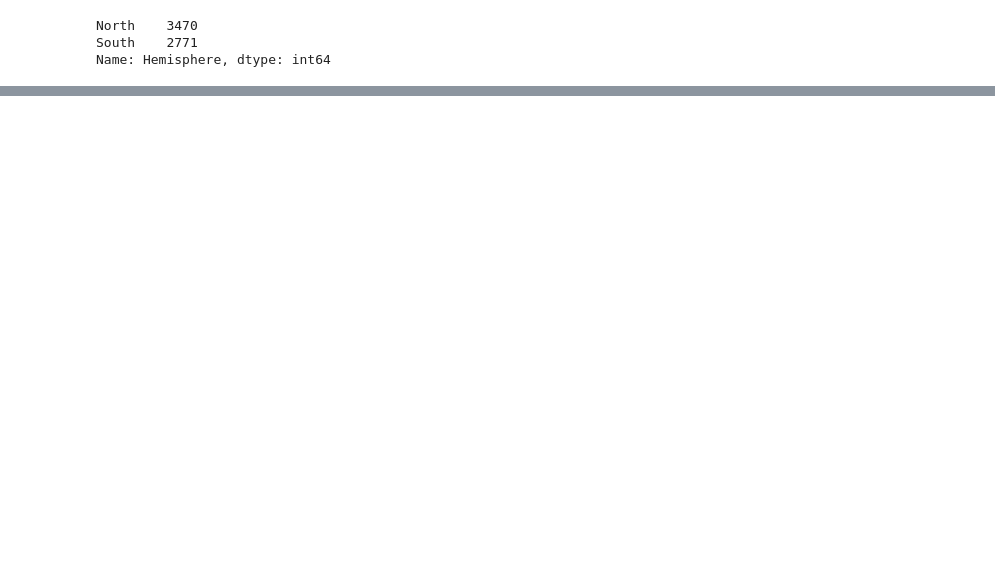
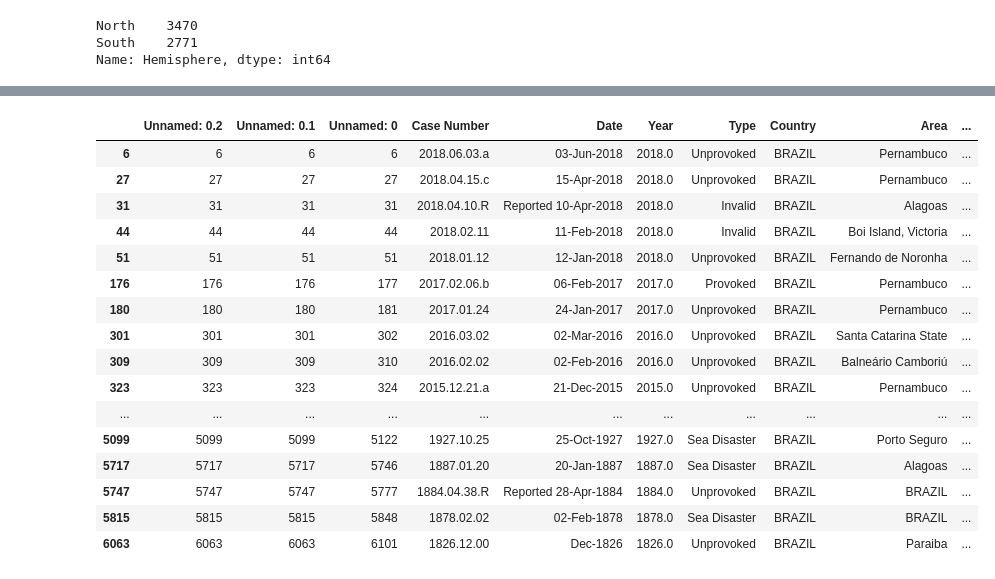
Before and after one commit to Filiipe-p/Shark-Attack, a Jupyter notebook: Shark Attacks Seasons.ipynb, the cells around one changed output, grey strips where cells are left out. Saved outputs shown, nothing was run; the diff lists cells and outputs as text; code cells hidden in the pictures; blank space fills up the shorter version.

```diff
--- a/Shark Attacks Seasons.ipynb
+++ b/Shark Attacks Seasons.ipynb
@@ -196,0 +228,22 @@ Name: Hemisphere, dtype: int64
+# %%
+pd.set_option('display.max_rows', None)
+pd.set_option('display.max_columns', None)
+attacks[attacks['Country'] == 'BRAZIL']
+# %% [output]
+|  | Unnamed: 0.2 | Unnamed: 0.1 | Unnamed: 0 | Case Number | Date | Year | Type | Country | Area | ... |
+| 6 | 6 | 6 | 6 | 2018.06.03.a | 03-Jun-2018 | 2018.0 | Unprovoked | BRAZIL | Pernambuco | ... |
+| 27 | 27 | 27 | 27 | 2018.04.15.c | 15-Apr-2018 | 2018.0 | Unprovoked | BRAZIL | Pernambuco | ... |
+| 31 | 31 | 31 | 31 | 2018.04.10.R | Reported 10-Apr-2018 | 2018.0 | Invalid | BRAZIL | Alagoas | ... |
+| 44 | 44 | 44 | 44 | 2018.02.11 | 11-Feb-2018 | 2018.0 | Invalid | BRAZIL | Boi Island, Victoria | ... |
+| 51 | 51 | 51 | 51 | 2018.01.12 | 12-Jan-2018 | 2018.0 | Unprovoked | BRAZIL | Fernando de Noronha | ... |
+| 176 | 176 | 176 | 177 | 2017.02.06.b | 06-Feb-2017 | 2017.0 | Provoked | BRAZIL | Pernambuco | ... |
+| 180 | 180 | 180 | 181 | 2017.01.24 | 24-Jan-2017 | 2017.0 | Unprovoked | BRAZIL | Pernambuco | ... |
+| 301 | 301 | 301 | 302 | 2016.03.02 | 02-Mar-2016 | 2016.0 | Unprovoked | BRAZIL | Santa Catarina State | ... |
+| 309 | 309 | 309 | 310 | 2016.02.02 | 02-Feb-2016 | 2016.0 | Unprovoked | BRAZIL | Balneário Camboriú | ... |
+| 323 | 323 | 323 | 324 | 2015.12.21.a | 21-Dec-2015 | 2015.0 | Unprovoked | BRAZIL | Pernambuco | ... |
+| ... | ... | ... | ... | ... | ... | ... | ... | ... | ... | ... |
+| 5099 | 5099 | 5099 | 5122 | 1927.10.25 | 25-Oct-1927 | 1927.0 | Sea Disaster | BRAZIL | Porto Seguro | ... |
+| 5717 | 5717 | 5717 | 5746 | 1887.01.20 | 20-Jan-1887 | 1887.0 | Sea Disaster | BRAZIL | Alagoas | ... |
+| 5747 | 5747 | 5747 | 5777 | 1884.04.38.R | Reported 28-Apr-1884 | 1884.0 | Unprovoked | BRAZIL | BRAZIL | ... |
+| 5815 | 5815 | 5815 | 5848 | 1878.02.02 | 02-Feb-1878 | 1878.0 | Sea Disaster | BRAZIL | BRAZIL | ... |
+| 6063 | 6063 | 6063 | 6101 | 1826.12.00 | Dec-1826 | 1826.0 | Unprovoked | BRAZIL | Paraiba | ... |
```
Also changed, not shown: parts of 6 cells of this notebook, 1 other file.
